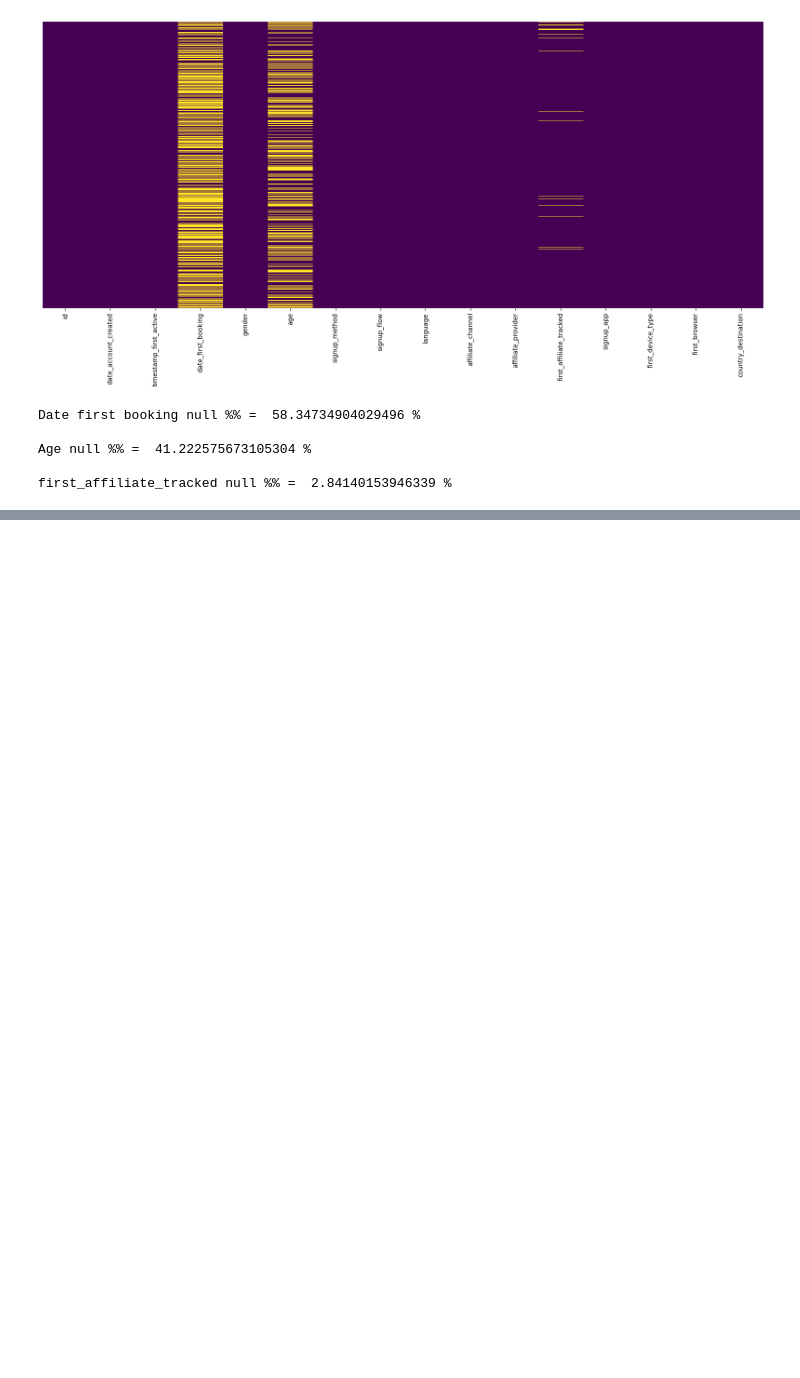
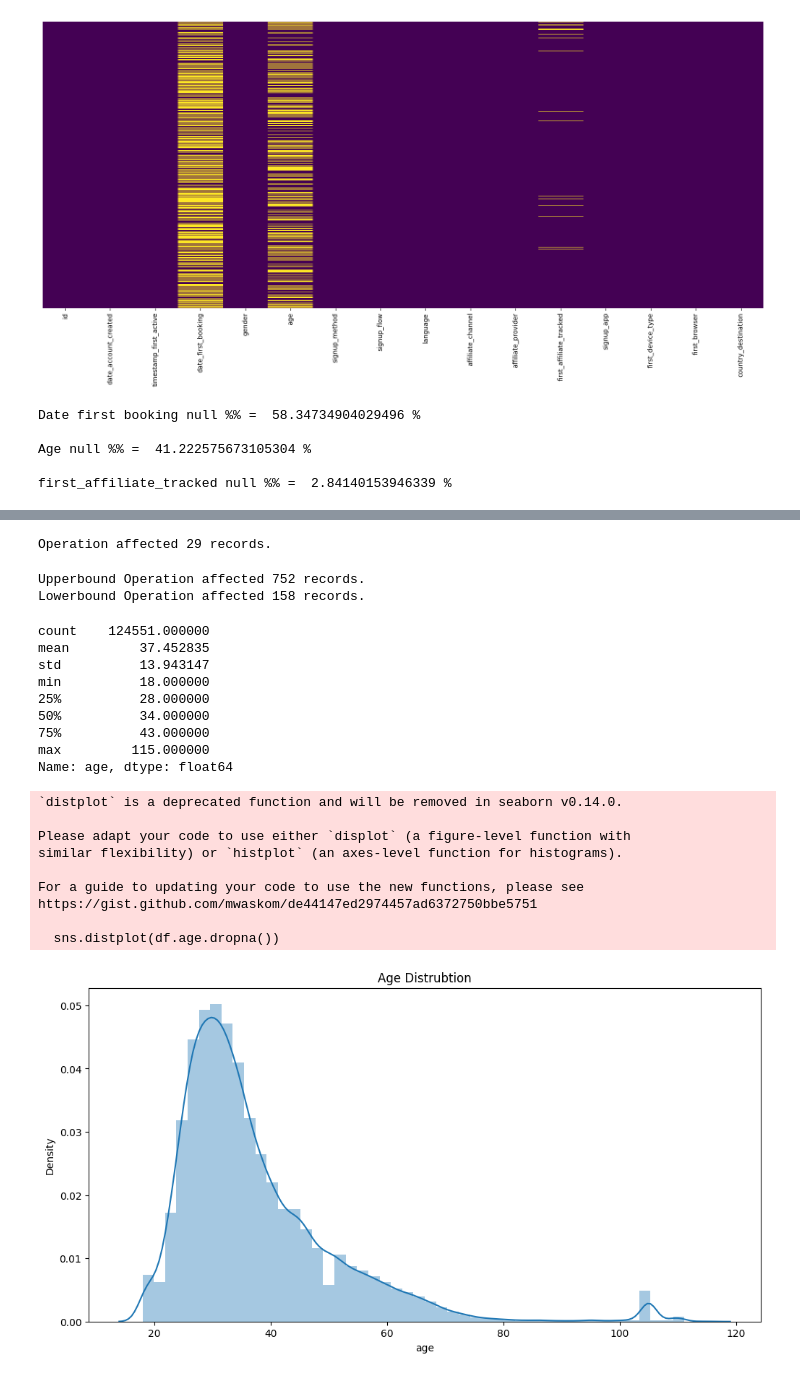
Before and after one commit to momokhattab98/Udacity_airbnb_SL, a Jupyter notebook: notebooks/03_Cleaning.ipynb, the cells around one changed output, grey strips where cells are left out. Saved outputs shown, nothing was run; the diff lists cells and outputs as text; code cells hidden in the pictures; blank space fills up the shorter version.

```diff
--- a/notebooks/03_Cleaning.ipynb
+++ b/notebooks/03_Cleaning.ipynb
@@ -88,0 +275,40 @@ first_affiliate_tracked null %% =  2.84140153946339 %
+# %%
+# Calculate the age by subtracting the presumed birth date from the account creation date
+
+calc_age_from_bdate(df)
+# %% [output]
+Operation affected 29 records.
+# %%
+# Reduce records containing age values outside the interval [18, 120] exclusive to np.nan
+
+nullify_age_outliers(df)
+# %% [output]
+Upperbound Operation affected 752 records.
+Lowerbound Operation affected 158 records.
+# %%
+print(df['age'].describe())
+
+plt.figure(figsize=(12,6))
+sns.distplot(df.age.dropna())
+plt.title('Age Distrubtion')
+plt.show()
+# %% [output]
+count    124551.000000
+mean         37.452835
+std          13.943147
+min          18.000000
+25%          28.000000
+50%          34.000000
+75%          43.000000
+max         115.000000
+Name: age, dtype: float64
+`distplot` is a deprecated function and will be removed in seaborn v0.14.0.
+
+Please adapt your code to use either `displot` (a figure-level function with
+similar flexibility) or `histplot` (an axes-level function for histograms).
+
+For a guide to updating your code to use the new functions, please see
+https://gist.github.com/mwaskom/de44147ed2974457ad6372750bbe5751
+
+  sns.distplot(df.age.dropna())
+[figure, added]
```
Also changed, not shown: parts of 36 cells of this notebook, 4 other files.
